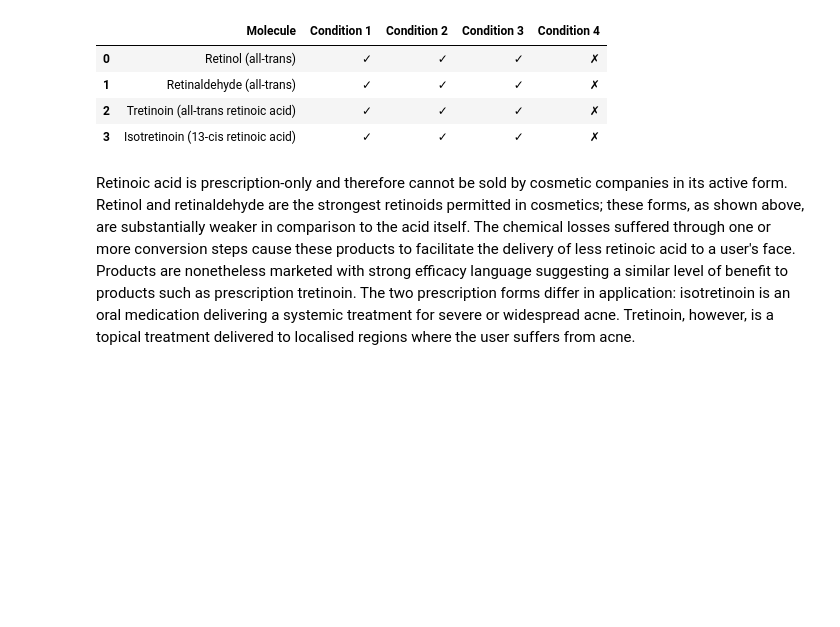
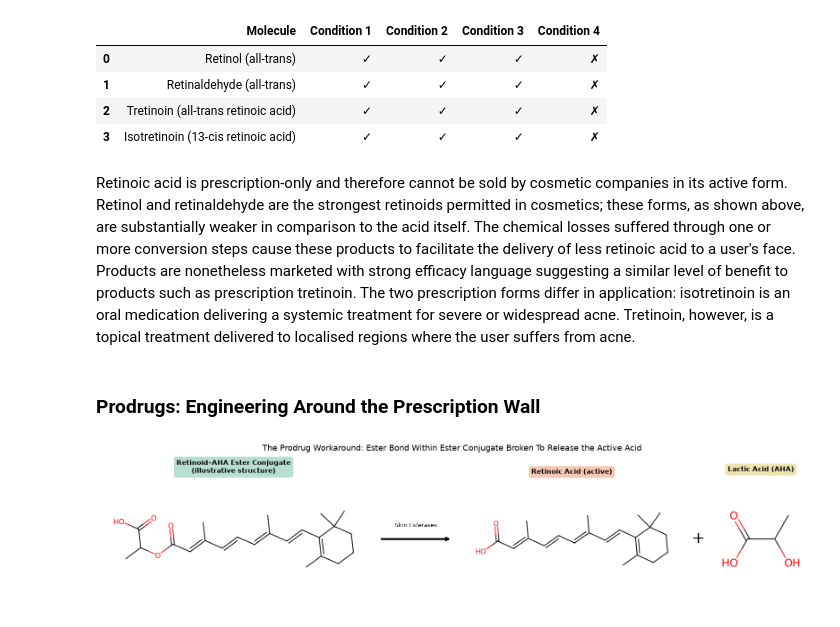
Before and after one commit to luisabbarclay1/Retinoid-analysis, a Jupyter notebook: retinoid_analysis.ipynb, the cells around one changed output. Drawn from its saved outputs; the diff is of its cells as text; code cells hidden in the pictures; blank space fills up the shorter version.

Commit message:
Section 5: ester prodrug figure

```diff
--- a/retinoid_analysis.ipynb
+++ b/retinoid_analysis.ipynb
@@ -179,3 +179,48 @@ lip
 | 3 | Isotretinoin (13-cis retinoic acid) | ✓ | ✓ | ✓ | ✗ |
 # %% [markdown]
 Retinoic acid is prescription-only and therefore cannot be sold by cosmetic companies in its active form. Retinol and retinaldehyde are the strongest retinoids permitted in cosmetics; these forms, as shown above, are substantially weaker in comparison to the acid itself. The chemical losses suffered through one or more conversion steps cause these products to facilitate the delivery of less retinoic acid to a user's face. Products are nonetheless marketed with strong efficacy language suggesting a similar level of benefit to products such as prescription tretinoin. The two prescription forms differ in application: isotretinoin is an oral medication delivering a systemic treatment for severe or widespread acne. Tretinoin, however, is a topical treatment delivered to localised regions where the user suffers from acne.
+# %% [markdown]
+### Prodrugs: Engineering Around the Prescription Wall
+# %%
+import matplotlib.pyplot as plt
+from rdkit import Chem
+from rdkit.Chem import Draw
+
+ester_smiles = "CC1=C(C(CCC1)(C)C)/C=C/C(=C/C=C/C(=C/C(=O)OC(C)C(=O)O)/C)/C"
+ester_mol = Chem.MolFromSmiles(ester_smiles)
+acid_mol = Chem.MolFromSmiles(molecules["Tretinoin (all-trans retinoic acid)"])
+lactic_mol = Chem.MolFromSmiles("CC(O)C(=O)O")
+
+fig, axes = plt.subplots(1, 5, figsize=(16, 3.6),
+                         gridspec_kw={"width_ratios": [5, 1.6, 4, 0.5, 1.6]})
+
+panels = [
+    (axes[0], ester_mol, "Retinoid\u2013AHA Ester Conjugate\n(illustrative structure)", "#B8E0D2", (640, 300)),
+    (axes[2], acid_mol,  "Retinoic Acid (active)",  "#F6C8B6", (520, 300)),
+    (axes[4], lactic_mol,"Lactic Acid (AHA)",       "#EFE3B0", (200, 300)),
+]
+
+for ax, mol, label, colour, size in panels:
+    ax.imshow(Draw.MolToImage(mol, size=size))
+    ax.set_title(label, fontsize=10.5, fontweight="bold",
+                 bbox=dict(boxstyle="round,pad=0.4", facecolor=colour, edgecolor="none"))
+    ax.axis("off")
+
+# arrow panel with label sitting on the arrow
+axes[1].annotate("", xy=(0.92, 0.5), xytext=(0.08, 0.5),
+                 arrowprops=dict(arrowstyle="-|>", lw=3, color="black"))
+axes[1].text(0.5, 0.58, "Skin Esterases", fontsize=9, ha="center",
+             va="bottom", style="italic")
+axes[1].set_xlim(0, 1); axes[1].set_ylim(0, 1); axes[1].axis("off")
+
+# plus panel
+axes[3].text(0.5, 0.5, "+", fontsize=26, ha="center", va="center")
+axes[3].set_xlim(0, 1); axes[3].set_ylim(0, 1); axes[3].axis("off")
+
+fig.suptitle("The Prodrug Workaround: Ester Bond Within Ester Conjugate Broken To Release the Active Acid",
+             fontsize=13, y=1.04)
+plt.tight_layout()
+plt.savefig("ester_prodrug.png", dpi=150, bbox_inches="tight")
+plt.show()
+# %% [output]
+[figure, added]
```
Also changed, not shown: 1 other file.
